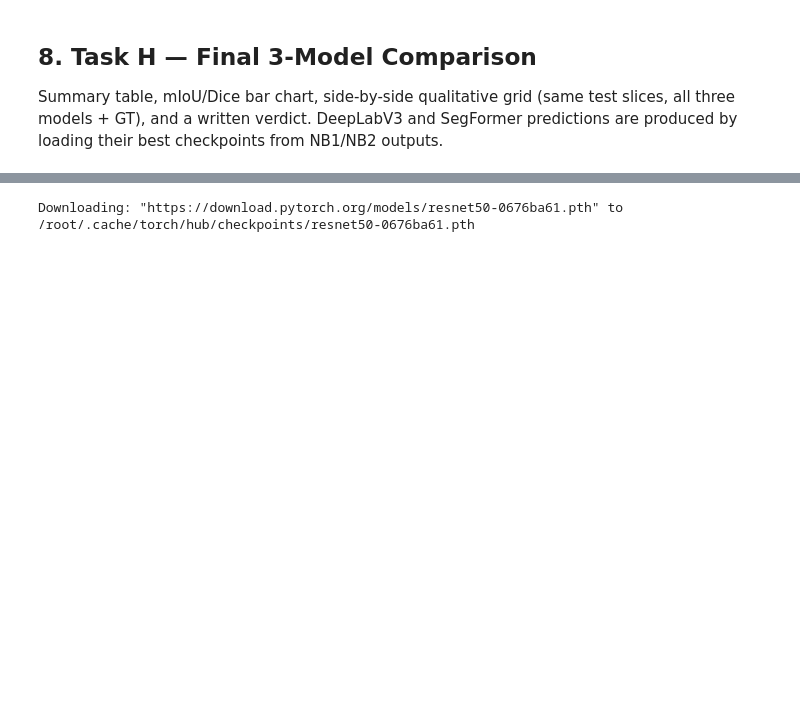
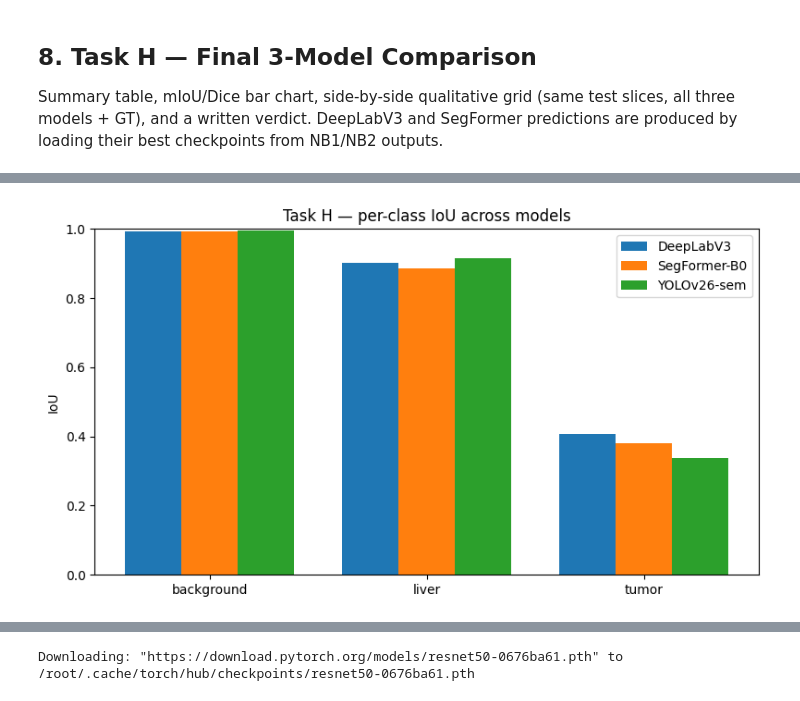
Before and after one commit to MdAsif-Hossain/Liver-and-Tumor-Segmentation, a Jupyter notebook: seg-yolov26-semantic.ipynb, the cells around one changed output, grey strips where cells are left out. Drawn from its saved outputs; the diff is of its cells as text; code cells hidden in the pictures; blank space fills up the shorter version.

```diff
--- a/nb3-yolov26-semantic.ipynb
+++ b/seg-yolov26-semantic.ipynb
@@ -387,0 +414,14 @@ plt.tight_layout(); plt.savefig(WORK/"task_h_bars.png", dpi=120); plt.show()
+# %%
+# =====================================================================
+# 8b-2. Per-class IoU across models (where each model wins / loses)
+# =====================================================================
+cls_cols = ["IoU_bg","IoU_liver","IoU_tumor"]; cls_lab = ["background","liver","tumor"]
+xc = np.arange(len(cls_lab)); wc = 0.26
+plt.figure(figsize=(8,4.5))
+for i,(_,row) in enumerate(summary.iterrows()):
+    plt.bar(xc + (i-1)*wc, [row[c] for c in cls_cols], wc, label=row["model"])
+plt.xticks(xc, cls_lab); plt.ylim(0,1); plt.ylabel("IoU"); plt.legend()
+plt.title("Task H — per-class IoU across models")
+plt.tight_layout(); plt.savefig(WORK/"task_h_perclass_iou.png", dpi=120); plt.show()
+# %% [output]
+[figure, added]
```
Also changed, not shown: parts of 12 cells of this notebook, 13 other files.
